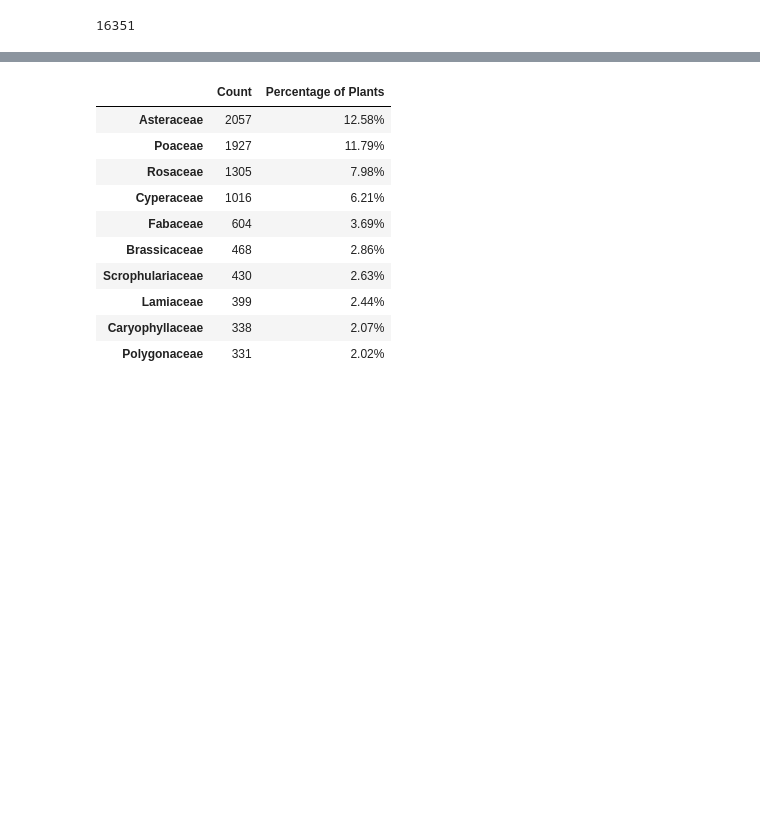
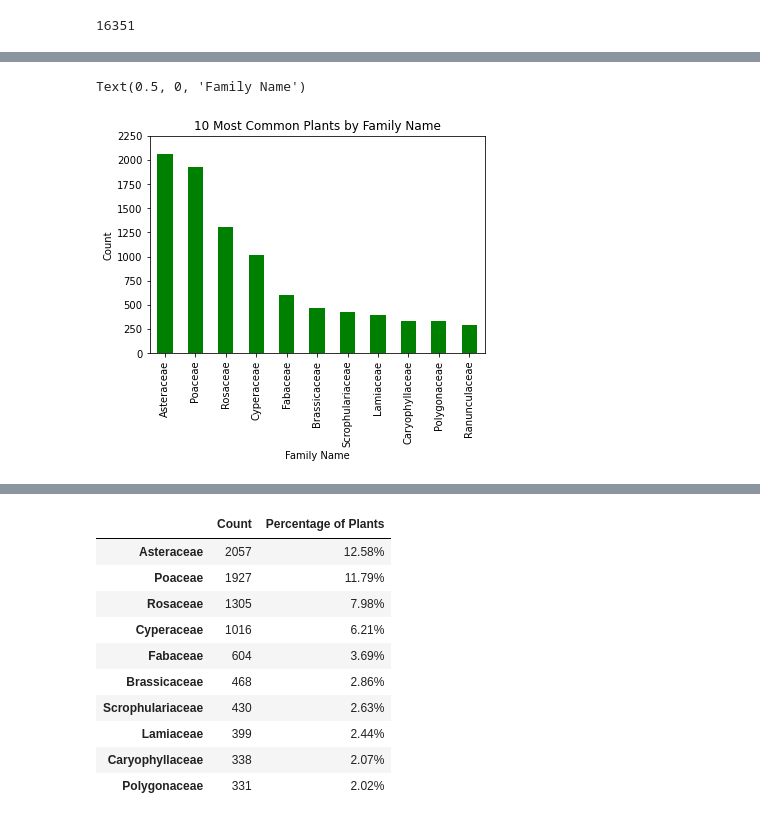
Before and after one commit to RuthLD/State_Plant_Analysis, a Jupyter notebook: State_Analysis_NY.ipynb, the cells around one changed output, grey strips where cells are left out. Saved outputs shown, nothing was run; the diff lists cells and outputs as text; code cells hidden in the pictures; blank space fills up the shorter version.

Commit message:
Added charts in State_Analysis_NY file.

```diff
--- a/State_Analysis_NY.ipynb
+++ b/State_Analysis_NY.ipynb
@@ -47,3 +81,16 @@ family_data = ny_data_df.Family.value_counts()
+# %%
+# Create a bar graph of top 10
+family_data.plot.bar(x = "Family", y = "Count",
+                    color="green")
+# Add chart elements
+plt.title("10 Most Common Plants by Family Name")
+plt.xlim(-0.5, 10.5)
+plt.ylim(0, 2250)
+plt.ylabel("Count")
+plt.xlabel("Family Name")
+# %% [output]
+Text(0.5, 0, 'Family Name')
+[figure, added]
 # %%
 # Get the percent each Family represents from total Plants
 family_percentage = family_data/float(plant_count)*100
```
Also changed, not shown: parts of 6 cells of this notebook.
